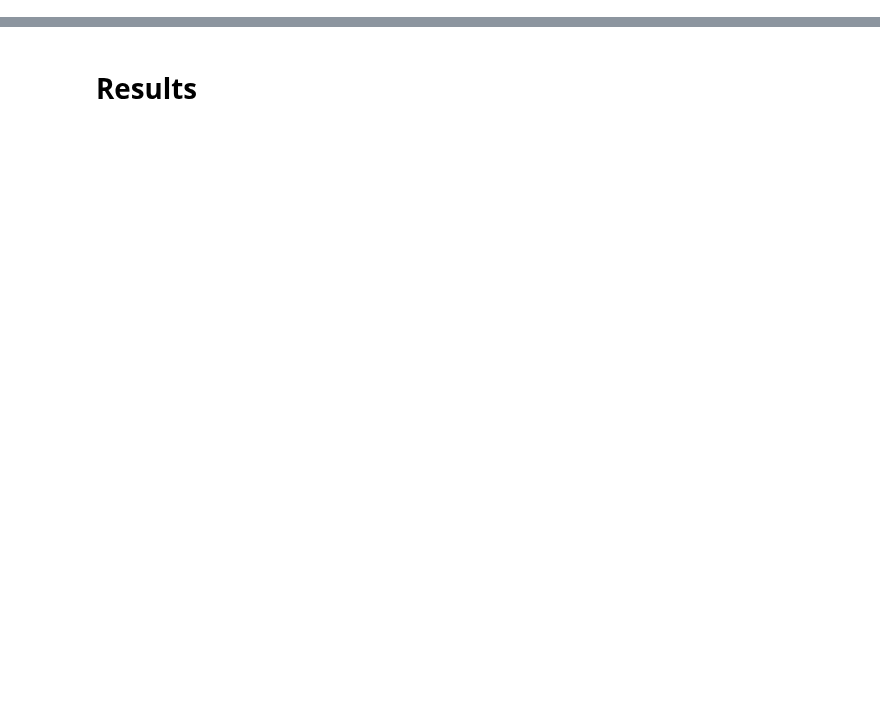
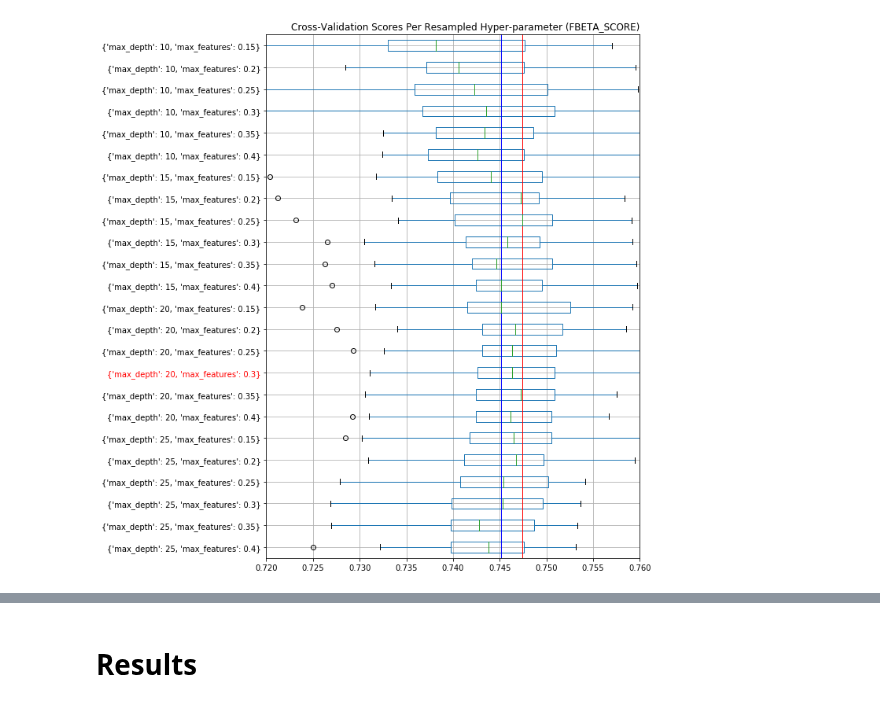
Before and after one commit to shane-kercheval/udacity, a Jupyter notebook: data_scientist_nanodegree/projects/p1_charityml/custom/RandomForest_tuning_oo-learning.ipynb, the cells around one changed output, grey strips where cells are left out. Saved outputs shown, nothing was run; the diff lists cells and outputs as text; code cells hidden in the pictures; blank space fills up the shorter version.

```diff
--- a/data_scientist_nanodegree/projects/p1_charityml/custom/RandomForest_tuning_oo-learning.ipynb
+++ b/data_scientist_nanodegree/projects/p1_charityml/custom/RandomForest_tuning_oo-learning.ipynb
@@ -142,7 +166,9 @@ tuner.results.plot_resampled_scores(metric=oo.Metric.AUC_ROC,
 # %%
 tuner.results.plot_resampled_scores(oo.Metric.FBETA_SCORE,
-                                    x_axis_limits=(0.70, 0.75),
+                                    x_axis_limits=(0.72, 0.76),
                                     show_one_ste_rule=True
                                    )
+# %% [output]
+[figure, added]
 # %%
 params_dict
```
Also changed, not shown: parts of 38 cells of this notebook, 8 other files.
